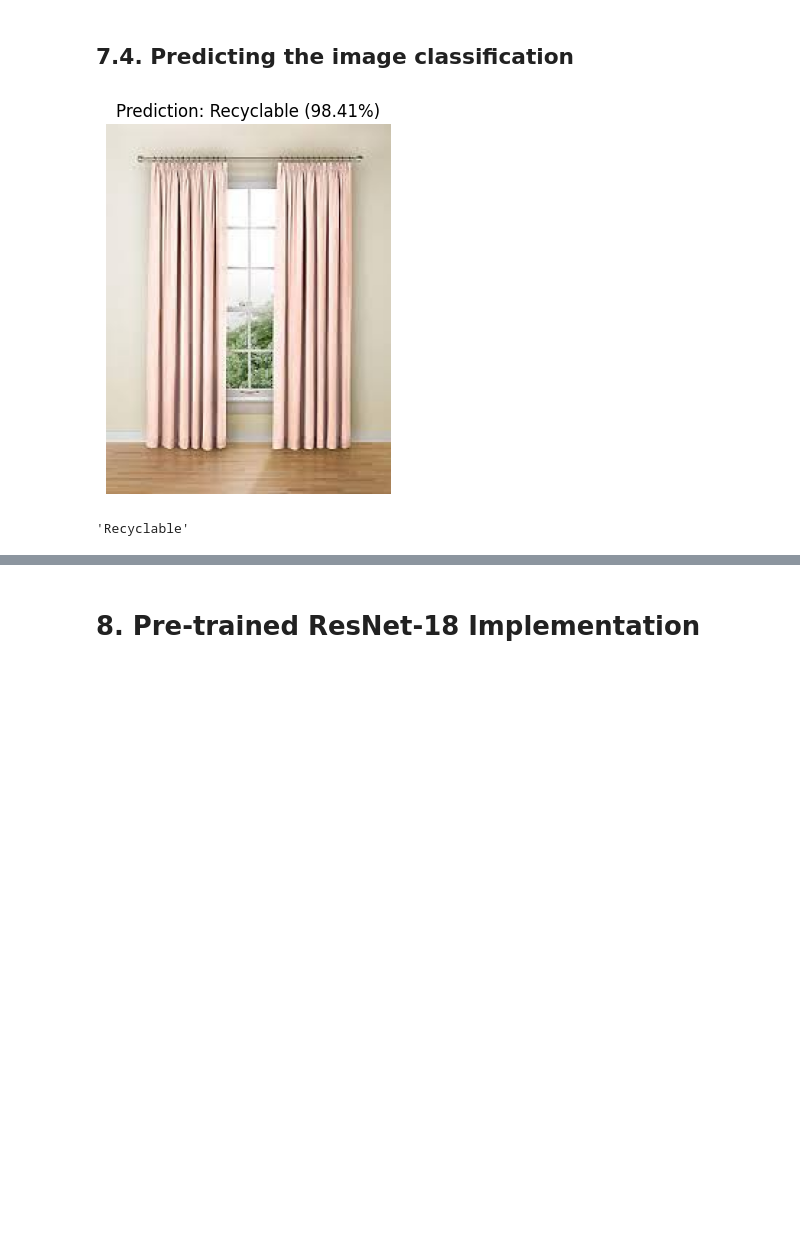
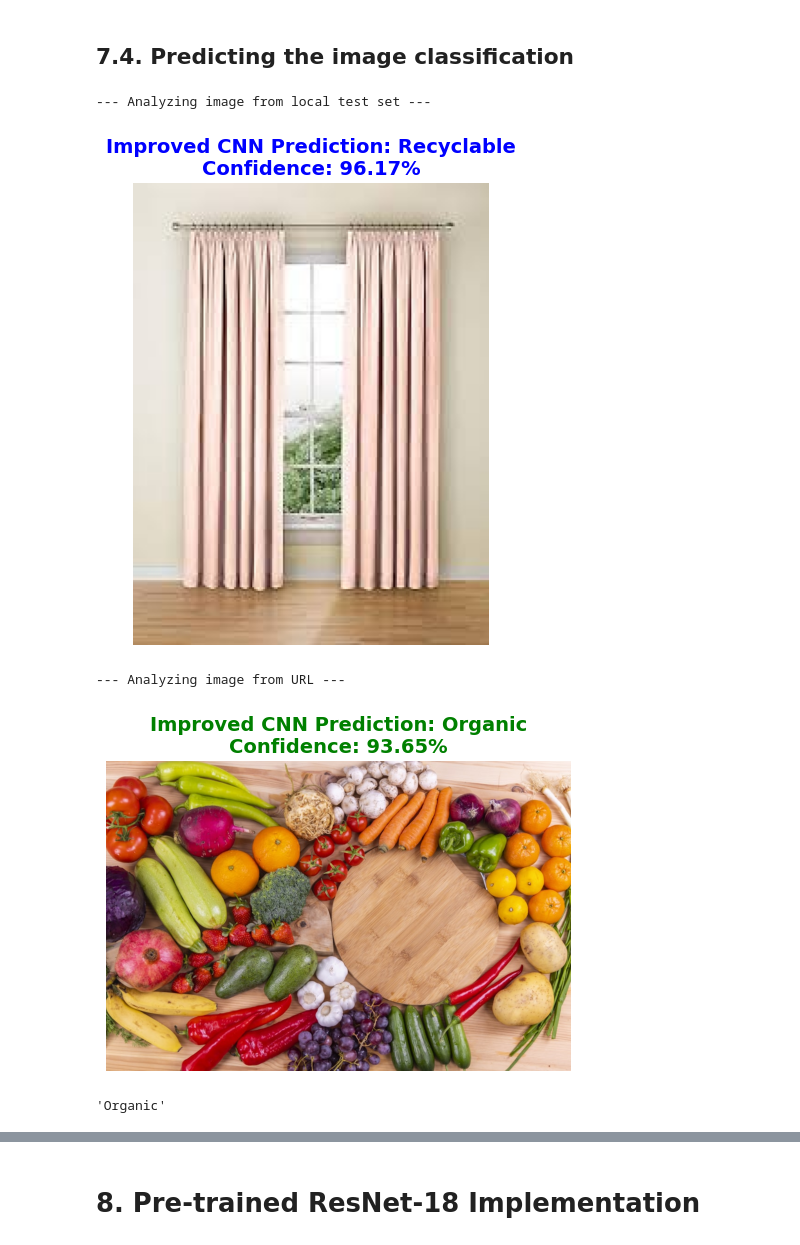
Before and after one commit to AaditiG1/Waste_Management_Image_Classification, a Jupyter notebook: wastemanagementclassification.ipynb, the cells around one changed output, grey strips where cells are left out. Cells and saved outputs as stored; diff of their text form; code cells hidden in the pictures; blank space fills up the shorter version.

Commit message:
Fully completed image classification task

```diff
--- a/wastemanagementclassification.ipynb
+++ b/wastemanagementclassification.ipynb
@@ -149,7 +205,7 @@ num_epochs = 5 # increase this to 10 or 15 later
 # %%
 # 1. Initialize variables for tracking the best model
 best_val_acc = 0.0
-model_save_path = 'baseline_waste_model.pth'
+model_save_path = '/kaggle/working/baseline_waste_model.pth'
 
 history = {
     'train_loss': [], 'train_acc': [],
@@ -172,7 +228,7 @@ for epoch in range(num_epochs):
         optimizer.step()
 
         train_running_loss += loss.item()
-        _, predicted = torch.max(outputs.data, 1)
+        _, predicted = torch.max(outputs, 1)
         train_total += labels.size(0)
         train_correct += (predicted == labels).sum().item()
 
@@ -188,13 +244,11 @@ for epoch in range(num_epochs):
             outputs = model(images)
             loss = criterion(outputs, labels)
             val_running_loss += loss.item()
-            _, predicted = torch.max(outputs.data, 1)
+            _, predicted = torch.max(outputs, 1)
             val_total += labels.size(0)
             val_correct += (predicted == labels).sum().item()
 
     epoch_val_loss = val_running_loss / len(val_loader)
-
-    # FIX: Use the correct variable names from above
     epoch_val_acc = 100 * val_correct / val_total
 
     # --- Part C: SAVE BEST MODEL LOGIC ---
@@ -583,38 +794,69 @@ Final Test Accuracy Score using Best Model: 88.32%
 # %% [markdown]
 ## 7.4. Predicting the image classification
 # %%
-def predict_waste(image_path, model):
-    # 1. Define the class names based on your dataset folders
+import requests
+from io import BytesIO
+import torch.nn.functional as F
+
+def predict_waste(image_source, model):
+    # 1. Define class names
     class_names = ['Organic', 'Recyclable']
 
-    # 2. Load the image
-    img = Image.open(image_path).convert('RGB')
+    # 2. Load the image (Handle URL vs Local Path)
+    try:
+        if image_source.startswith('http'):
+            # Fetch from URL
+            response = requests.get(image_source)
+            img = Image.open(BytesIO(response.content)).convert('RGB')
+            print("--- Analyzing image from URL ---")
+        else:
+            # Load from local Kaggle path
+            img = Image.open(image_source).convert('RGB')
+            print("--- Analyzing image from local test set ---")
+    except Exception as e:
+        print(f"Error loading image: {e}")
+        return
 
-    # 3. Apply the standard transforms (same as used in validation/test)
-    # We use the 'standard_transform'  defined earlier
+    # 3. Apply standard transforms and move to device
+
     img_tensor = standard_transform(img).unsqueeze(0).to(device)
 
     # 4. Set model to evaluation mode
     model.eval()
 
     # 5. Perform prediction
     with torch.no_grad():
         outputs = model(img_tensor)
-        probabilities = torch.nn.functional.softmax(outputs, dim=1)
+        probabilities = F.softmax(outputs, dim=1)
         confidence, predicted = torch.max(probabilities, 1)
 
     # 6. Show the image and result
+    plt.figure(figsize=(6, 6))
     plt.imshow(img)
     plt.axis('off')
+
     prediction_label = class_names[predicted.item()]
-    plt.title(f"Prediction: {prediction_label} ({confidence.item()*100:.2f}%)")
+    conf_pct = confidence.item() * 100
+
+    # Use green for organic, blue for recyclable
+    title_color = 'green' if prediction_label == 'Organic' else 'blue'
+
+    plt.title(f"Improved CNN Prediction: {prediction_label}\nConfidence: {conf_pct:.2f}%",
+              color=title_color, fontsize=14, fontweight='bold')
     plt.show()
 
     return prediction_label
 
+# Example 1: Local Path
 test_path = '/kaggle/input/datasets/aaditighimire/wastemanagement/split_dataset/test/recyclable/recyclable_000127_photo.jpg'
+predict_waste(test_path, model_improved)
 
-predict_waste(test_path, model_improved)
+# Example 2: URL Link (e.g., a plastic bottle from the web)
+test_url = 'https://images.unsplash.com/photo-1610348725531-843dff563e2c?q=80&w=1000'
+predict_waste(test_url, model_improved)
 # %% [output]
+--- Analyzing image from local test set ---
-[figure, old version]
+[figure, new version]
-'Recyclable'
+--- Analyzing image from URL ---
+[figure, added]
+'Organic'
```
Also changed, not shown: parts of 31 cells of this notebook, 4 other files.
